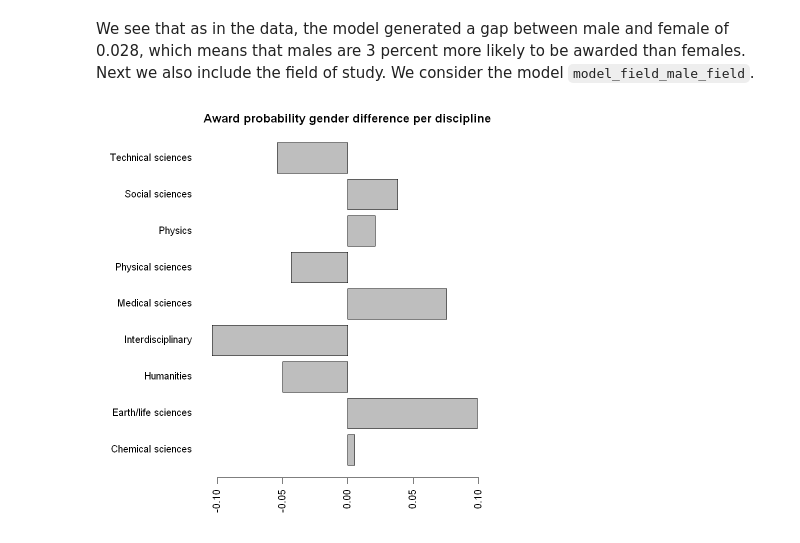
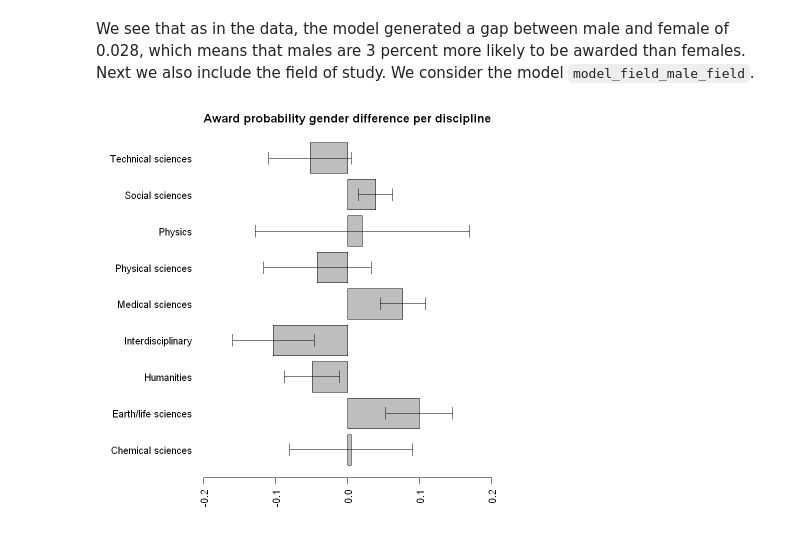
Before and after one commit to TimeTeleporter/advanced_statistics, a Jupyter notebook: exercise_sheet_10/exercise_sheet_10_Immanuel_Albrecht.ipynb, the cells around one changed output. Saved outputs shown, nothing was run; the diff lists cells and outputs as text; code cells hidden in the pictures.

```diff
--- a/exercise_sheet_10/exercise_sheet_10_Immanuel_Albrecht.ipynb
+++ b/exercise_sheet_10/exercise_sheet_10_Immanuel_Albrecht.ipynb
@@ -238,19 +238,24 @@ We see that as in the data, the model generated a gap between male and female of
 # %%
 post <- extract.samples(model_field_male_field)
 p.award.male <- logistic(post$a + post$a_male)
 p.award.female <- logistic(post$a)
 diff.award <- p.award.male - p.award.female
 
 means <- c()
+stds <- c()
 names <- c()
 for (index in 1:ncol(diff.award)) {
 	means <- append(means, mean(diff.award[, index]))
+	stds <- append(stds, sd(diff.award[, index]))
 	names <- append(names, e[e$field == index, ]$discipline)
 }
 
+scale <- 1.2
+offset <- 0.5
+
 par(mar = c(4, 9, 2, 2))
-bp <- barplot(means, names.arg = names, las=2, xpd = FALSE, horiz = TRUE, xlim = c(-0.11, 0.11))
+bp <- barplot(means, names.arg = names, las=2, xpd = FALSE, horiz = TRUE, xlim = c(-0.2, 0.2))
+arrows(means+stds, (1:9) * scale - offset, means-stds, (1:9) * scale - offset, angle = 90, code = 3, length = 0.1, col = "black")
 title("Award probability gender difference per discipline")
-text(bp, 0, means)
 # %% [output]
-[figure, old version]
+[figure, new version]
```
Also changed, not shown: parts of 4 cells of this notebook.
